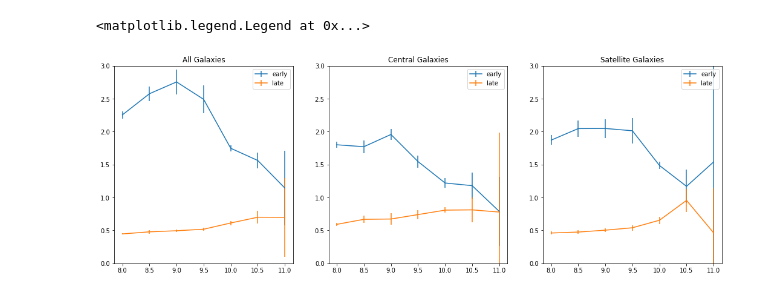
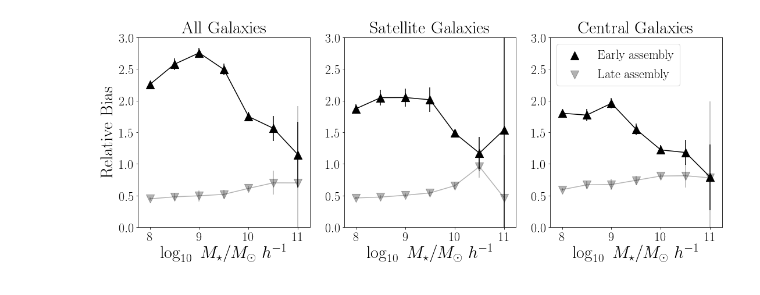
Before and after one commit to forero/IllustrisGalaxyBias, a Jupyter notebook: code/correlation_functions.ipynb, the cells around one changed output. Cells and saved outputs as stored; diff of their text form; code cells hidden in the pictures.

```diff
--- a/code/correlation_functions.ipynb
+++ b/code/correlation_functions.ipynb
@@ -68,34 +68,45 @@ log10_stellar_mass  = np.log10(formation_data[:,4]) + 10
 positions = formation_data[:, 5:]
 formation_times = formation_data[:, 3]
 ratio_sat = compute_ratio(log10_stellar_mass, formation_times, positions)
-# %%
-plt.figure(figsize=(18,6))
-plt.subplot(1,3,1)
-plt.errorbar(ratio_all['log_mass_bins'], ratio_all['ratio_early_mean'], ratio_all['ratio_early_std'], label='early')
-plt.errorbar(ratio_all['log_mass_bins'], ratio_all['ratio_late_mean'], ratio_all['ratio_late_std'], label='late')
-
-plt.title('All Galaxies')
-plt.ylim([0.0, 3.0])
-plt.legend()
-
-plt.subplot(1,3,2)
-plt.errorbar(ratio_central['log_mass_bins'], ratio_central['ratio_early_mean'], ratio_central['ratio_early_std'], label='early')
-plt.errorbar(ratio_central['log_mass_bins'], ratio_central['ratio_late_mean'], ratio_central['ratio_late_std'], label='late')
-
-plt.title('Central Galaxies')
-plt.ylim([0.0, 3.0])
-plt.legend()
-
-plt.subplot(1,3,3)
-plt.errorbar(ratio_sat['log_mass_bins'], ratio_sat['ratio_early_mean'], ratio_sat['ratio_early_std'], label='early')
-plt.errorbar(ratio_sat['log_mass_bins'], ratio_sat['ratio_late_mean'], ratio_sat['ratio_late_std'], label='late')
-
-plt.title('Satellite Galaxies')
-plt.ylim([0.0, 3.0])
-plt.legend()
-# %% [output]
-<matplotlib.legend.Legend at 0x...>
-[figure, removed]
+# %%
+plt.figure(figsize=(18,6))
+plt.subplot(1,3,1)
+plt.scatter(ratio_all['log_mass_bins'], ratio_all['ratio_early_mean'], marker='^', s=200, color='black', label='Early assembly')
+plt.errorbar(ratio_all['log_mass_bins'], ratio_all['ratio_early_mean'], ratio_central['ratio_early_std'], color='black')
+plt.scatter(ratio_all['log_mass_bins'], ratio_all['ratio_late_mean'], marker='v', s=200, color='black', alpha=0.3, label='Late assembly')
+plt.errorbar(ratio_all['log_mass_bins'], ratio_all['ratio_late_mean'], ratio_central['ratio_late_std'], color='black', alpha=0.3)
+
+plt.title('All Galaxies')
+plt.ylim([0.0, 3.0])
+plt.xlabel("$\log_{10}\ M_{\mathrm{\star}} / M_{\odot}\ h^{-1}$")
+plt.ylabel("Relative Bias")
+
+
+plt.subplot(1,3,2)
+plt.scatter(ratio_sat['log_mass_bins'], ratio_sat['ratio_early_mean'], marker='^', s=200, color='black')
+plt.errorbar(ratio_sat['log_mass_bins'], ratio_sat['ratio_early_mean'], ratio_sat['ratio_early_std'], color='black')
+plt.scatter(ratio_sat['log_mass_bins'], ratio_sat['ratio_late_mean'], marker='v', s=200, color='black', alpha=0.3)
+plt.errorbar(ratio_sat['log_mass_bins'], ratio_sat['ratio_late_mean'], ratio_sat['ratio_late_std'], color='black', alpha=0.3)
+
+plt.title('Satellite Galaxies')
+plt.ylim([0.0, 3.0])
+plt.xlabel("$\log_{10}\ M_{\mathrm{\star}} / M_{\odot}\ h^{-1}$")
+
+
+plt.subplot(1,3,3)
+plt.scatter(ratio_central['log_mass_bins'], ratio_central['ratio_early_mean'], marker='^', s=200, color='black', label='Early assembly')
+plt.errorbar(ratio_central['log_mass_bins'], ratio_central['ratio_early_mean'], ratio_central['ratio_early_std'], color='black')
+plt.scatter(ratio_central['log_mass_bins'], ratio_central['ratio_late_mean'], marker='v', s=200, color='black', alpha=0.3, label='Late assembly')
+plt.errorbar(ratio_central['log_mass_bins'], ratio_central['ratio_late_mean'], ratio_central['ratio_late_std'], color='black', alpha=0.3)
+
+plt.title('Central Galaxies')
+plt.ylim([0.0, 3.0])
+plt.legend(fontsize=SMALL_SIZE, loc=2)
+plt.xlabel("$\log_{10}\ M_{\mathrm{\star}} / M_{\odot}\ h^{-1}$")
+
+plt.savefig("bias_galaxies.pdf", bbox_inches='tight')
+# %% [output]
+[figure, added]
 # %%
 formation_data = np.loadtxt("/Users/forero/Illustris_data/formation_times_TNG300/301/Galaxies/All_Galaxies/ZM_Galaxies3001.dat")
 log10_stellar_mass  = np.log10(formation_data[:,4]) + 10
```
Also changed, not shown: parts of 1 cell of this notebook.
